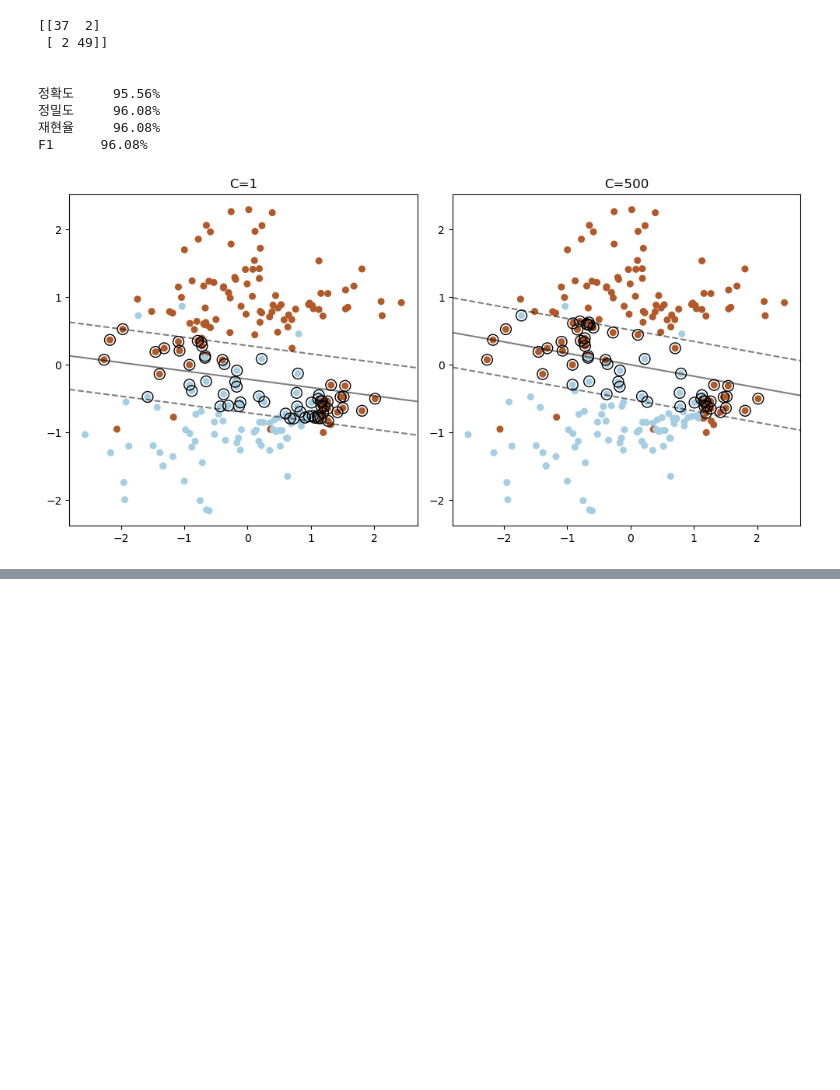
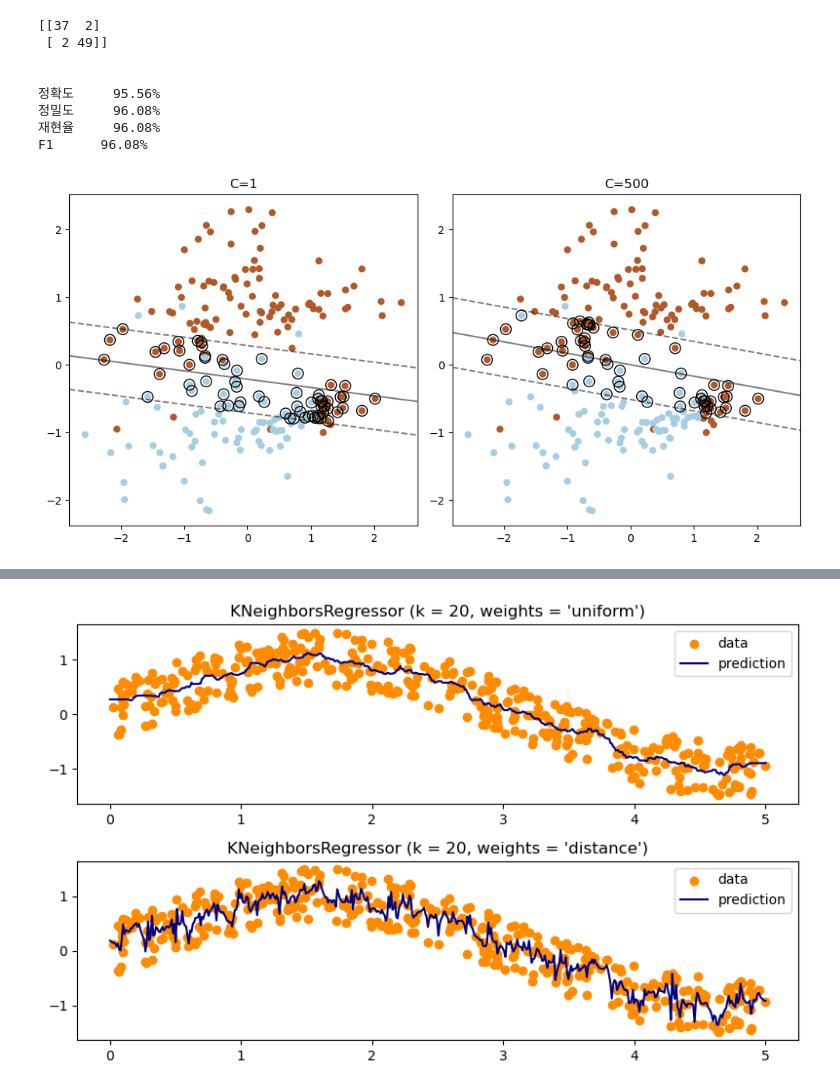
Before and after one commit to shbang-cmd/python_onebook, a Jupyter notebook: 파이썬한권으로끝내기_6장.ipynb, the cells around one changed output, grey strips where cells are left out. Drawn from its saved outputs; the diff is of its cells as text; code cells hidden in the pictures; blank space fills up the shorter version.

```diff
--- a/파이썬한권으로끝내기_6장.ipynb
+++ b/파이썬한권으로끝내기_6장.ipynb
@@ -1032,0 +1528,12 @@ plt.show()
+# %%
+# 임의의 데이터로 knn을 사용한 회귀분석 실행 : 임의의 데이터를 생성한후 y값에 노이즈를 추가한다.
+import numpy as np
+
+np.random.seed(0)
+X = np.sort(5 * np.random.rand(400, 1), axis = 0)  # 0~1 사이 난수 400개를 만들고 5를 곱해 0~5사이 난수를 만듦
+T = np.linspace(0, 5, 500)[:, np.newaxis]          # 0에서 5까지 500개의 점
+y = np.sin(X).ravel()
+
+print(X[:10])
+print(T[:10])
+print(y[:10])
@@ -1032,0 +1558,4 @@ plt.show()
+# %%
+# 타깃데이터에 노이즈를 추가
+y[::1] += 1 * (0.5 - np.random.rand(400))  # y값에 평균 0, 분포 [-0.5, 0.5]의 균일분포(Uniform) 노이즈를 더해 더 “흩어진 데이터”로 만듦
+y[:10]
@@ -1032,0 +1614,37 @@ plt.show()
+# %%
+import matplotlib.pyplot as plt
+
+plt.figure(figsize=(8,5))
+
+for i, weights in enumerate(["uniform", "distance"]):
+'''
+weights:
+"uniform": 20개 이웃을 동일 가중치로 평균
+"distance": 가까운 이웃에 더 높은 가중치 부여
+'''
+    knn=KNeighborsRegressor(n_neighbors=20, weights=weights)
+
+    y_ = knn.fit(X, y).predict(T)
+
+    plt.subplot(2, 1, i +1)
+    plt.scatter(X, y, color="darkorange", label="data")
+    plt.plot(T, y_, color="navy", label="prediction")
+    plt.axis("tight")
+    plt.legend()
+    plt.title("KNeighborsRegressor (k = %i, weights = '%s')" % (20, weights))
+
+plt.tight_layout()
+plt.show()
+'''
+결과 해석
+
+"uniform"
+→ 곡선이 더 부드럽고 완만함
+→ 멀리 있는 점도 동일 가중치이므로 영향을 받음
+
+"distance"
+→ 데이터의 세부적인 요동을 더 세밀하게 반영
+→ 가까운 점이 큰 영향 → 지역적(local) 패턴에 민감
+'''
+# %% [output]
+[figure, added]
```
Also changed, not shown: parts of 32 cells of this notebook.
